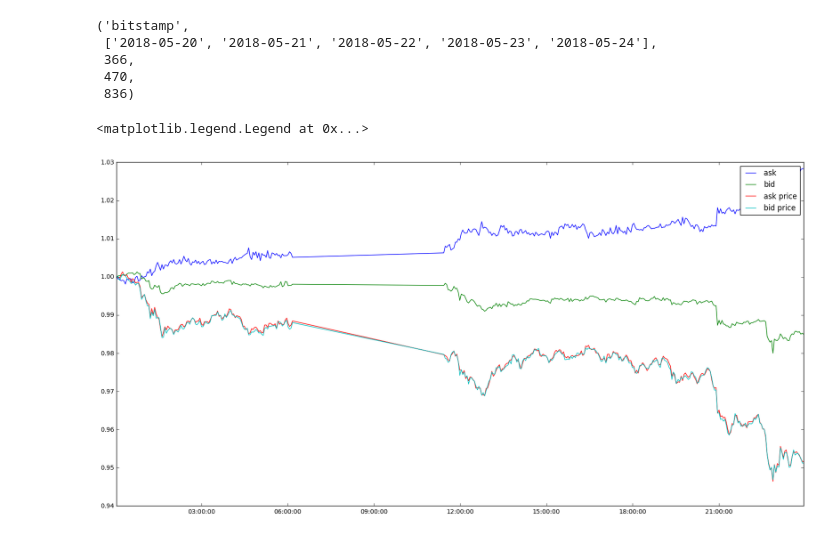
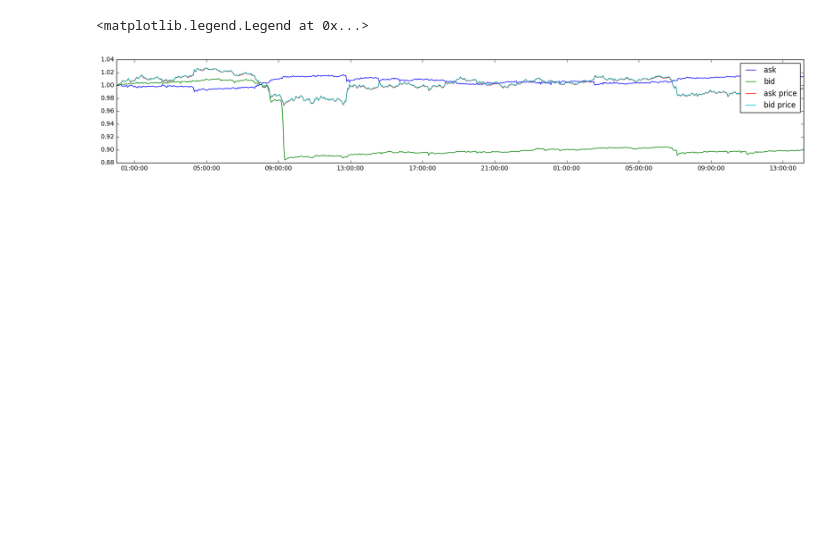
Before and after one commit to nullhack/crypto-utils, a Jupyter notebook: dev.ipynb, the cells around one changed output. Cells and saved outputs as stored; diff of their text form; code cells hidden in the pictures; blank space fills up the shorter version.

Commit message:
testing curve fit

```diff
--- a/dev.ipynb
+++ b/dev.ipynb
@@ -121,19 +116,14 @@ z = r.get(['2032-05-22','2018-05-22','2018-05-23'], 10000)
-# %%
-r.exchange, r.dates, x.size, y.size, z.size
-# %% [output]
-('bitstamp',
- ['2018-05-20', '2018-05-21', '2018-05-22', '2018-05-23', '2018-05-24'],
- 366,
- 470,
- 836)
+# %%
+r = Reader('bitstamp')
+x = r.get(['2018-05-24','2018-05-25'], 1000)
 # %%
-plt.figure(figsize=(20,10))
-plt.plot(x['epoch'],x['ask']['qtd']/x['ask']['qtd'][0], label='ask')
-plt.plot(x['epoch'],x['bid']['qtd']/x['bid']['qtd'][0], label='bid')
-plt.plot(x['epoch'],x['ask']['price']/x['ask']['price'][0], label='ask price')
-plt.plot(x['epoch'],x['bid']['price']/x['bid']['price'][0], label='bid price')
+plt.figure(figsize=(20,3))
+plt.plot(x['epoch'], x['ask']['qtd']/x['ask']['qtd'][0], label='ask')
+plt.plot(x['epoch'], x['bid']['qtd']/x['bid']['qtd'][0], label='bid')
+plt.plot(x['epoch'], x['ask']['price']/x['ask']['price'][0], label='ask price')
+plt.plot(x['epoch'], x['bid']['price']/x['bid']['price'][0], label='bid price')
 plt.legend()
 # %% [output]
 <matplotlib.legend.Legend at 0x...>
-[figure, old version]
+[figure, new version]
 # %%
```
Also changed, not shown: parts of 11 cells of this notebook.
